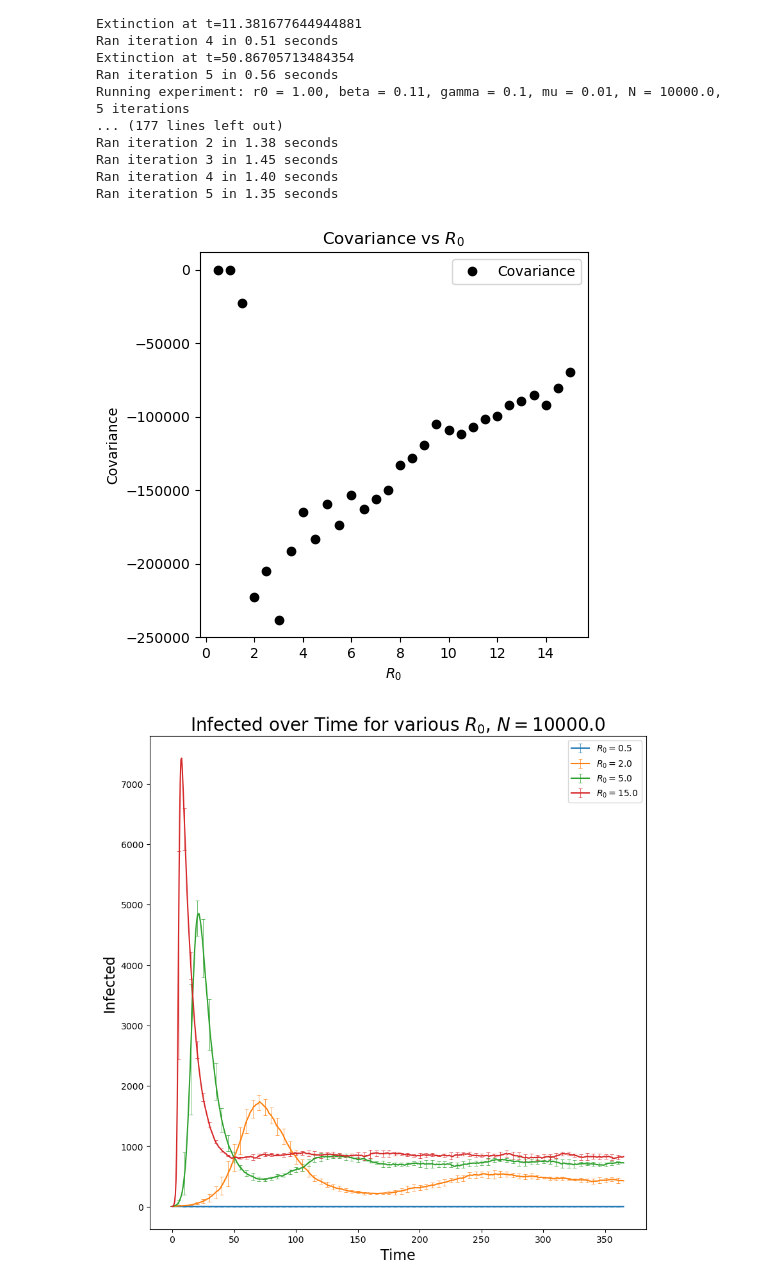
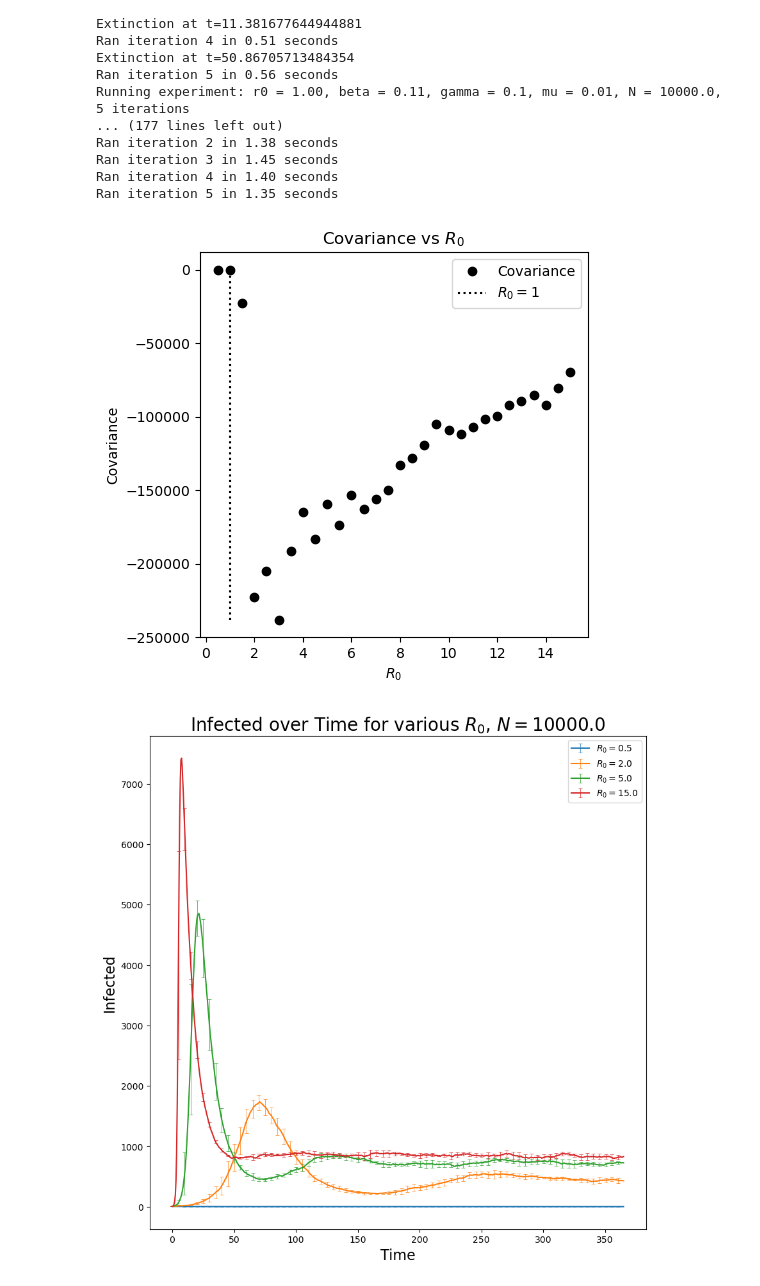
Before and after one commit to kylehtunis/stochastic-modeling, a Jupyter notebook: problem1.ipynb, the cells around one changed output. Saved outputs shown, nothing was run; the diff lists cells and outputs as text; code cells hidden in the pictures.

Commit message:
n covariance and minmax errors

```diff
--- a/problem1.ipynb
+++ b/problem1.ipynb
@@ -139,6 +139,12 @@ class Results:
     def mean_and_std_infected(self):
         return np.mean(self.Ys, axis=0), np.std(self.Ys, axis=0)
 
+    def mean_and_minmax_infected(self):
+        minmax = np.zeros((2, len(self.t)))
+        minmax[0] = np.min(self.Ys, axis=0)
+        minmax[1] = np.max(self.Ys, axis=0)
+        return np.mean(self.Ys, axis=0), minmax
+
 def get_rates(events: list[Event], params: Gillespie_Parameters):
     return [e.get_rate(params) for e in events]
 
@@ -159,7 +165,7 @@ def gillespie(params: Gillespie_Parameters, events: list[Event], t_max) -> list[
     params
     results = [[], [], [], []] # t, X, Y, Z
     pop = copy.deepcopy(params.population)
-    while t < t_max:
+    while t < t_max and params.population.N() > 0:
         y_prev = params.population.Y
         rates = get_rates(events, params)
         delta_ts = get_delta_ts(rates)
@@ -318,21 +324,22 @@ Ran iteration 5 in 1.35 seconds
 # %%
 # plot covariance
 
 plt.figure(figsize=(5,5))
 plt.title('Covariance vs $R_0$')
 plt.xlabel('$R_0$')
 plt.ylabel('Covariance')
 # plt.yscale('symlog')
 
 covs = []
 for ex in r0experiments.experiments:
     mean = ex.results.mean_result()
     covs.append(mean.s_i_covariance())
 plt.plot(r0s, covs, 'ko', label='Covariance')
+plt.vlines([1], ymin=min(covs), ymax=0, linestyles='dotted', colors='k', label='$R_0=1$')
 plt.legend()
 plt.show()
 # %% [output]
-[figure, old version]
+[figure, new version]
 # %%
 graphed_r0s = [0.5, 2.0, 5.0, 15.0]
 plt.figure(figsize=(10, 10))
```
Also changed, not shown: parts of 5 cells of this notebook.
